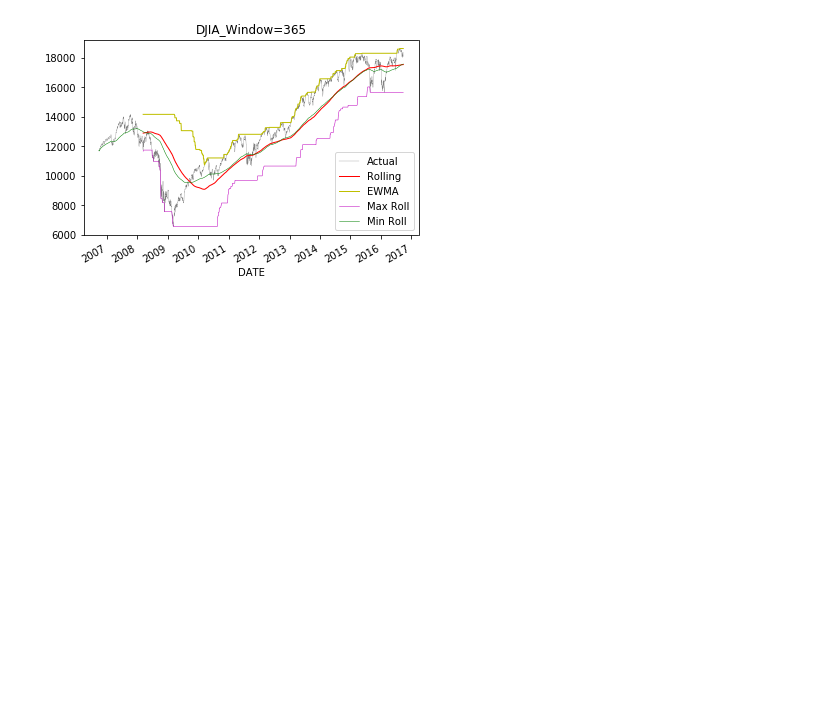
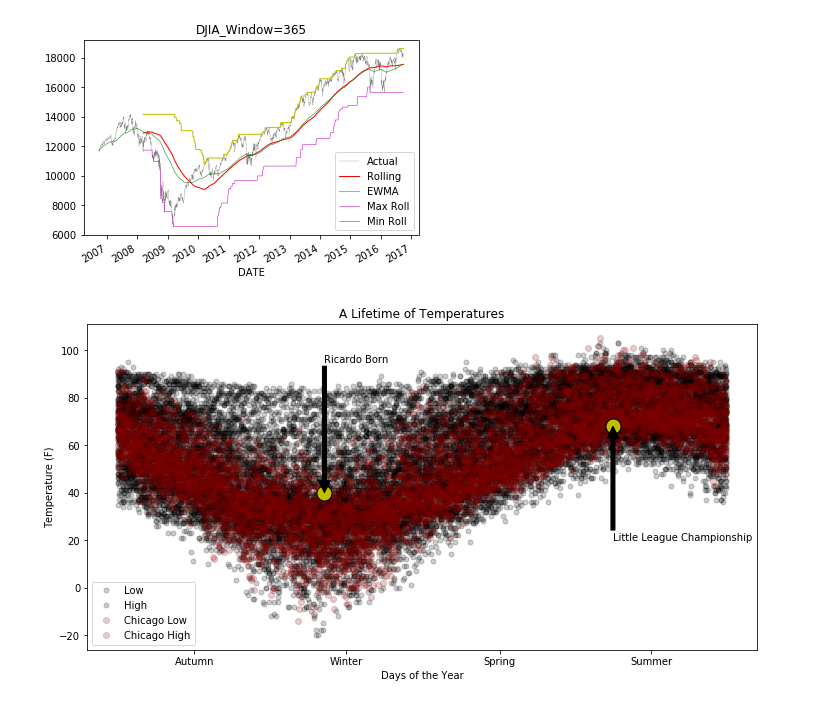
Before and after one commit to OpenSourceEcon/BootCamp2018, a Jupyter notebook: ProbSets/Comp/ProbSet2/ProbSet2.ipynb, the cells around one changed output. Drawn from its saved outputs; the diff is of its cells as text; code cells hidden in the pictures; blank space fills up the shorter version.

```diff
--- a/ProbSets/Comp/ProbSet2/ProbSet2.ipynb
+++ b/ProbSets/Comp/ProbSet2/ProbSet2.ipynb
@@ -761,3 +760,41 @@ ax2.set_title("DJIA_Window=365")
 # %% [output]
 Text(0.5,1,'DJIA_Window=365')
 [figure]
+# %%
+#Exercise 7
+
+Indi = pd.read_csv('Indi.csv')
+Pitt = pd.read_csv('Pitt.csv')
+Miam = pd.read_csv('Miam.csv')
+Wash = pd.read_csv('Wash.csv')
+Chic = pd.read_csv('Chic.csv')
+
+cities= [Indi, Pitt, Miam, Wash]
+city = pd.concat(cities)
+
+city["DATE"]= pd.to_datetime(city["DATE"],format="%Y%m%d")
+city["DAY"]= (pd.DatetimeIndex(city["DATE"]).dayofyear - 264)%366
+Chic["DATE"]= pd.to_datetime(Chic["DATE"],format="%Y%m%d")
+Chic["DAY"]= (pd.DatetimeIndex(Chic["DATE"]).dayofyear - 264)%366
+
+fig = plt.figure(figsize=(12,6))
+plt.plot(city['DAY'], city['TMIN'], 'o', alpha=0.2, color='k' ,markersize = 5, label="Low")
+plt.plot(city['DAY'], city['TMAX'], 'o', alpha=0.2, color='k' ,markersize = 5, label="High")
+plt.plot(Chic['DAY'], Chic['TMIN'], 'o', alpha=0.2, color='Maroon', label="Chicago Low")
+plt.plot(Chic['DAY'], Chic['TMAX'], 'o', alpha=0.2, color='Maroon', label="Chicago High")
+
+plt.plot(124,40,'o',color='y',alpha=1, markersize = 15,markeredgecolor='k')
+plt.annotate("Ricardo Born", xy=(124, 40), xytext=(124, 95), arrowprops=dict(facecolor='black'))
+plt.plot(297,68,'o',color='y',fillstyle='full',markersize=15,markeredgecolor='k')
+plt.annotate("Little League Championship", xy=(297, 68), xytext=(297, 20), arrowprops=dict(facecolor='black'))
+
+vals=[46,137,229,320]
+labels=['Autumn','Winter','Spring','Summer']
+plt.xticks(vals,labels)
+plt.xlabel("Days of the Year")
+plt.ylabel("Temperature (F)")
+plt.title("A Lifetime of Temperatures")
+plt.legend()
+plt.show()
+# %% [output]
+[figure, added]
```
Also changed, not shown: parts of 7 cells of this notebook, 9 other files.
